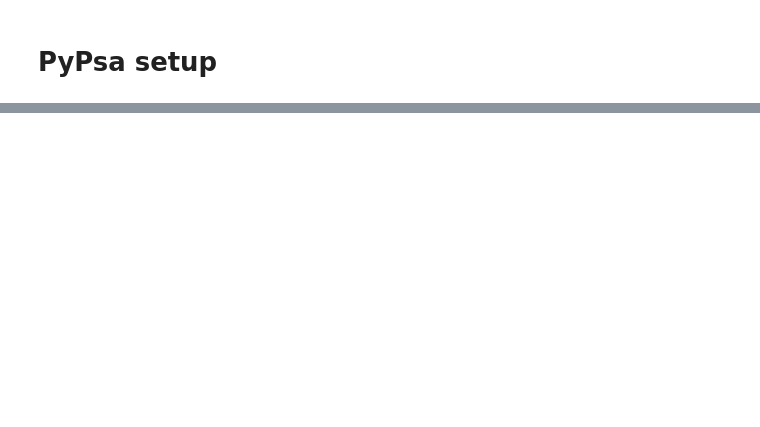
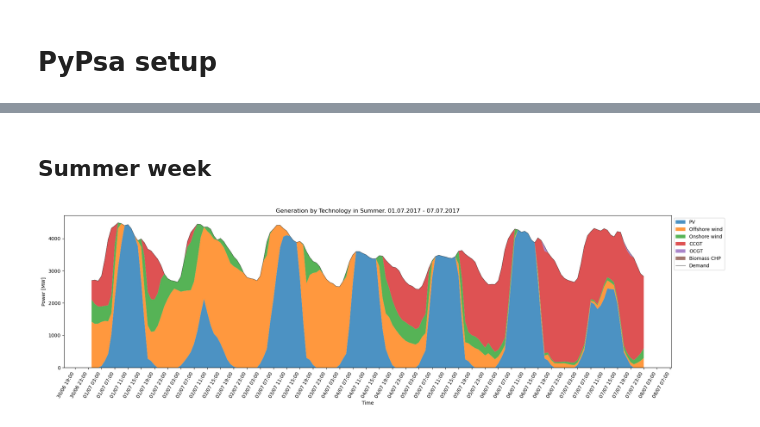
Before and after one commit to martinsiitam/ieg-spring-2026, a Jupyter notebook: martin/project.ipynb, the cells around one changed output, grey strips where cells are left out. Saved outputs shown, nothing was run; the diff lists cells and outputs as text; code cells hidden in the pictures; blank space fills up the shorter version.

```diff
--- a/martin/project.ipynb
+++ b/martin/project.ipynb
@@ -386,3 +439,83 @@ plt.show()
+# %% [markdown]
+## Summer week
+# %%
+# Date range summer week
+if capacity_factor_year is not None:
+    start_date = pd.Timestamp(f"{capacity_factor_year}-07-01 00:00:00")
+    end_date   = pd.Timestamp(f"{capacity_factor_year}-07-07 23:00:00")
+else:
+    start_date = pd.Timestamp("2015-07-01 00:00:00")
+    end_date   = pd.Timestamp("2015-07-07 23:00:00")
+
+# --- Dispatch ---
+dispatch = n.generators_t.p.copy()
+
+carrier_series = n.generators.carrier
+nice_name_map = n.carriers.nice_name.to_dict()
+
+dispatch_nice = dispatch.rename(
+    columns=lambda g: nice_name_map.get(carrier_series[g], carrier_series[g])
+)
+
+dispatch_nice = dispatch_nice.T.groupby(level=0).sum().T
+
+# Marginal cost per technology
+cost_df = n.generators[["carrier", "marginal_cost"]].copy()
+cost_df["nice_name"] = cost_df["carrier"].map(n.carriers.nice_name)
+
+# If multiple generators per tech → take mean (or min)
+cost_by_tech = cost_df.groupby("nice_name")["marginal_cost"].mean()
+
+# Sort technologies (cheapest first)
+tech_order = cost_by_tech.sort_values().index.tolist()
+
+# Reorder columns
+dispatch_nice = dispatch_nice[tech_order]
+
+# --- Slice time ---
+dispatch_plot = dispatch_nice.loc[start_date:end_date]
+demand_plot = work_df.loc[start_date:end_date, "demand_mw"]
+
+# Ensure datetime index
+dispatch_plot.index = pd.to_datetime(dispatch_plot.index)
+demand_plot.index = pd.to_datetime(demand_plot.index)
+
+# --- Plot ---
+fig, ax = plt.subplots(figsize=(20, 6))
+
+x = dispatch_plot.index
+y = [dispatch_plot[col].to_numpy() for col in dispatch_plot.columns]
+
+ax.stackplot(x, y, labels=dispatch_plot.columns, alpha=0.8)
+
+ax.plot(
+    demand_plot.index,
+    demand_plot.to_numpy(),
+    linewidth=0.5,
+    color="black",
+    label="Demand"
+)
+
+ax.xaxis.set_major_locator(mdates.HourLocator(interval=4))
+ax.xaxis.set_major_formatter(mdates.DateFormatter("%d/%m %H:%M"))
+plt.setp(ax.get_xticklabels(), rotation=60, ha="right")
+
+ax.set_ylabel("Power [MW]")
+ax.set_xlabel("Time")
+
+if capacity_factor_year is not None:
+    ax.set_title(
+    f"Generation by Technology in Summer. "
+    f"{start_date.strftime('%d.%m.%Y')} - {end_date.strftime('%d.%m.%Y')}"
+)
+else:
+    ax.set_title("Generation by Technology in Summer. Capacity Factors 10 year average 2007 - 2017.")
+
+ax.legend(loc="upper left", bbox_to_anchor=(1, 1))
+plt.tight_layout()
+plt.show()
+# %% [output]
+[figure, added]
 # %%
 capacity = n.generators[["carrier", "p_nom_opt"]].copy()
 
```
Also changed, not shown: parts of 10 cells of this notebook.
